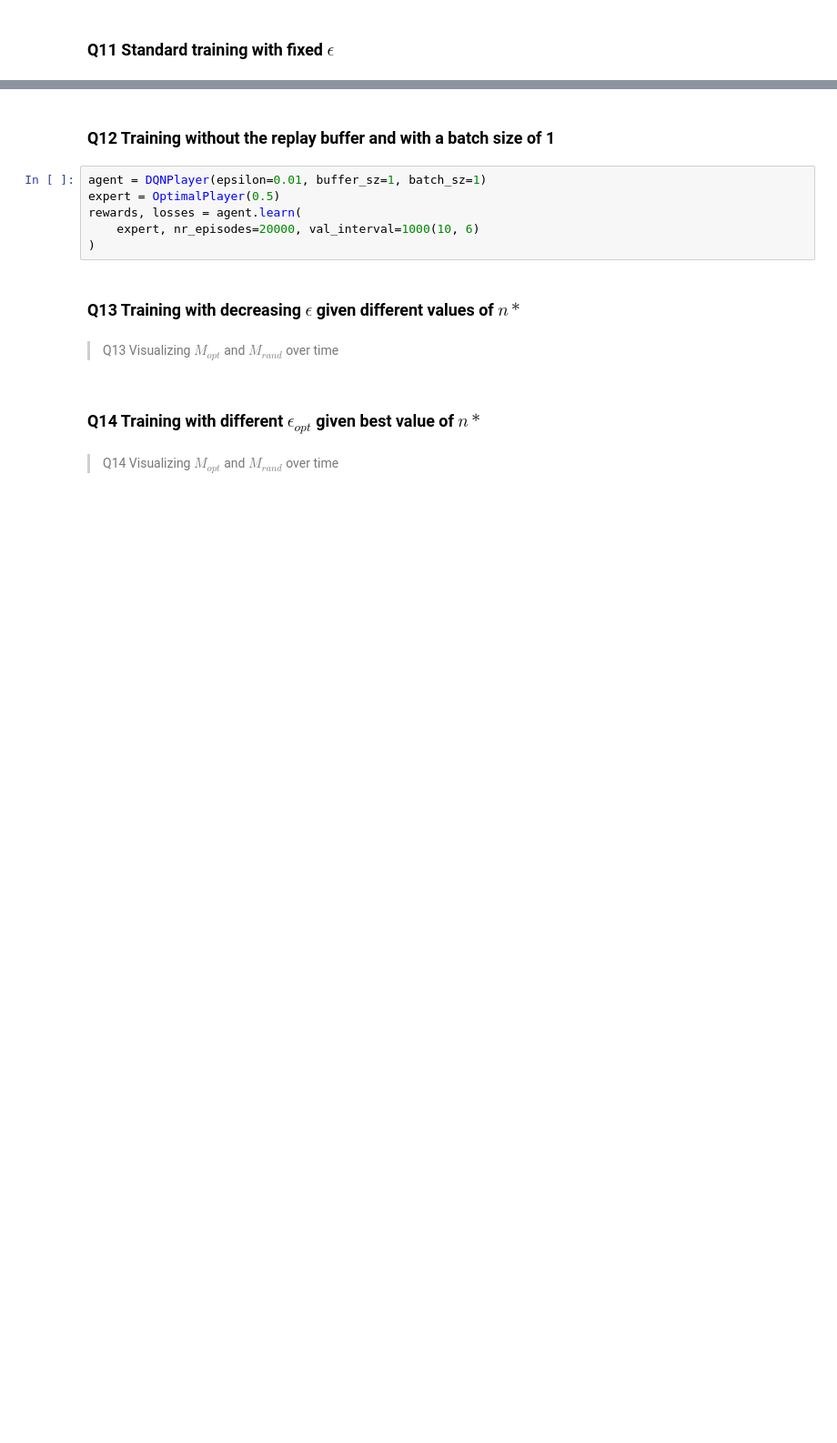
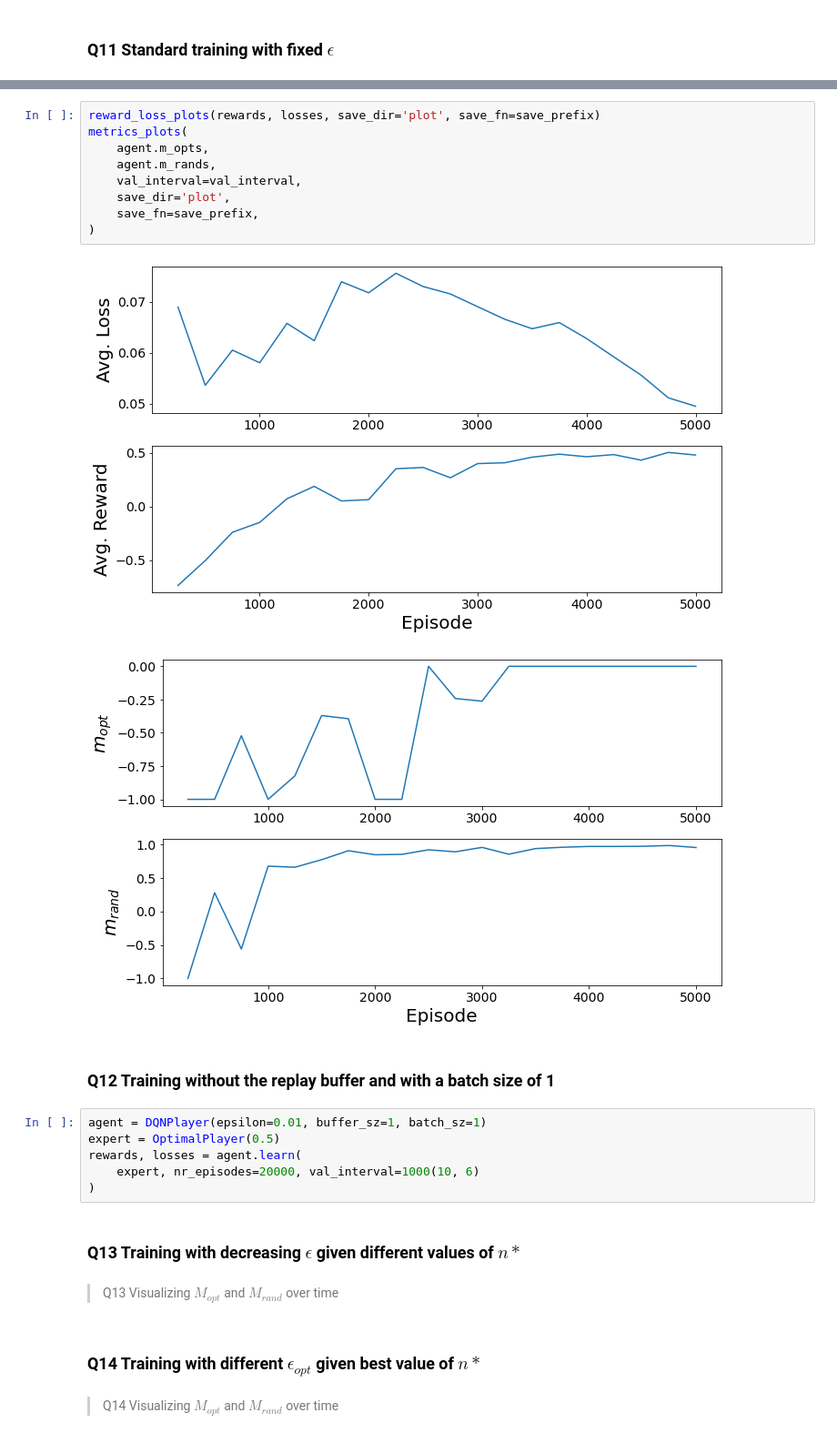
Before and after one commit to hibetterheyj/CS-456_RL_Project, a Jupyter notebook: tic_tac_toe_dqn_latest.ipynb, the cells around one changed output, grey strips where cells are left out. Shown: that part at 91% size. Saved outputs shown, nothing was run; the diff lists cells and outputs as text; blank space fills up the shorter version.

```diff
--- a/tic_tac_toe_dqn_latest.ipynb
+++ b/tic_tac_toe_dqn_latest.ipynb
@@ -77,3 +76,15 @@ plt.ylabel(r"Average reward")
+# %%
+reward_loss_plots(rewards, losses, save_dir='plot', save_fn=save_prefix)
+metrics_plots(
+    agent.m_opts,
+    agent.m_rands,
+    val_interval=val_interval,
+    save_dir='plot',
+    save_fn=save_prefix,
+)
+# %% [output]
+[figure, added]
+[figure, added]
 # %% [markdown]
 ### Q12 Training without the replay buffer and with a batch size of 1
 # %%
```
Also changed, not shown: parts of 15 cells of this notebook, 6 other files.
